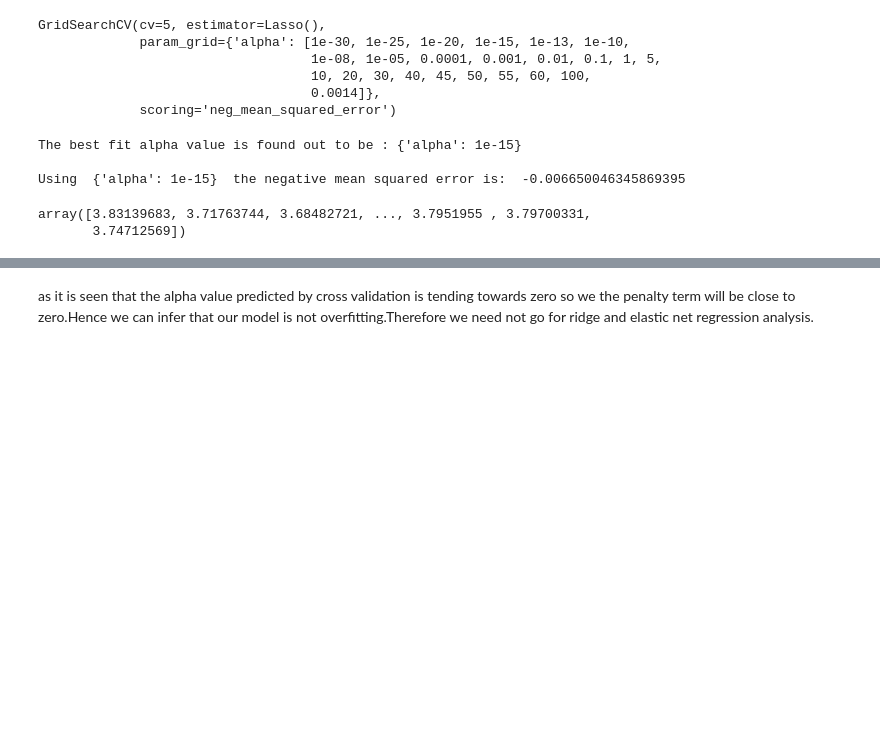
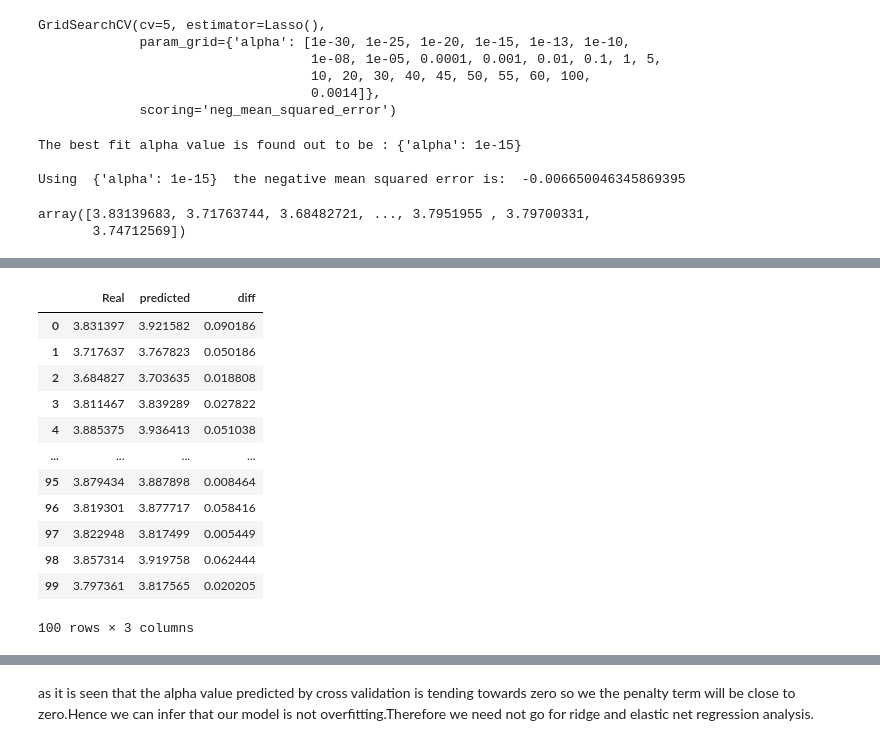
Before and after one commit to vishalyadav1211997/retail-sales-prediction, a Jupyter notebook: retail_sales_prediction.ipynb, the cells around one changed output, grey strips where cells are left out. Saved outputs shown, nothing was run; the diff lists cells and outputs as text; code cells hidden in the pictures; blank space fills up the shorter version.

```diff
--- a/retail_sales_prediction.ipynb
+++ b/retail_sales_prediction.ipynb
@@ -968,0 +977,18 @@ Adjusted R2 :  0.7067620324765185
+# %%
+#storing absolute diffrences between actual sales price and predicted
+dataset_lr['diff']=abs(dataset_lr['Real']-dataset_lr['predicted'])
+dataset_lr
+# %% [output]
+|  | Real | predicted | diff |
+| 0 | 3.831397 | 3.921582 | 0.090186 |
+| 1 | 3.717637 | 3.767823 | 0.050186 |
+| 2 | 3.684827 | 3.703635 | 0.018808 |
+| 3 | 3.811467 | 3.839289 | 0.027822 |
+| 4 | 3.885375 | 3.936413 | 0.051038 |
+| ... | ... | ... | ... |
+| 95 | 3.879434 | 3.887898 | 0.008464 |
+| 96 | 3.819301 | 3.877717 | 0.058416 |
+| 97 | 3.822948 | 3.817499 | 0.005449 |
+| 98 | 3.857314 | 3.919758 | 0.062444 |
+| 99 | 3.797361 | 3.817565 | 0.020205 |
+100 rows × 3 columns
```
Also changed, not shown: parts of 30 cells of this notebook.
